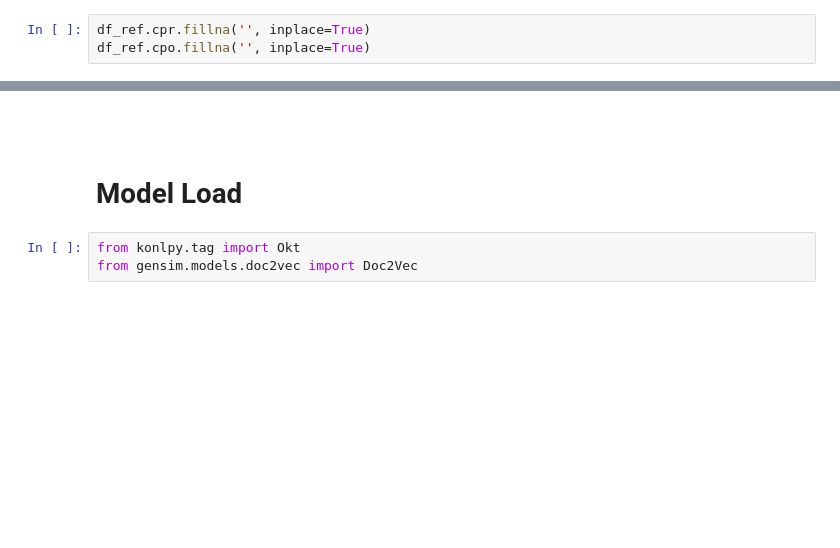
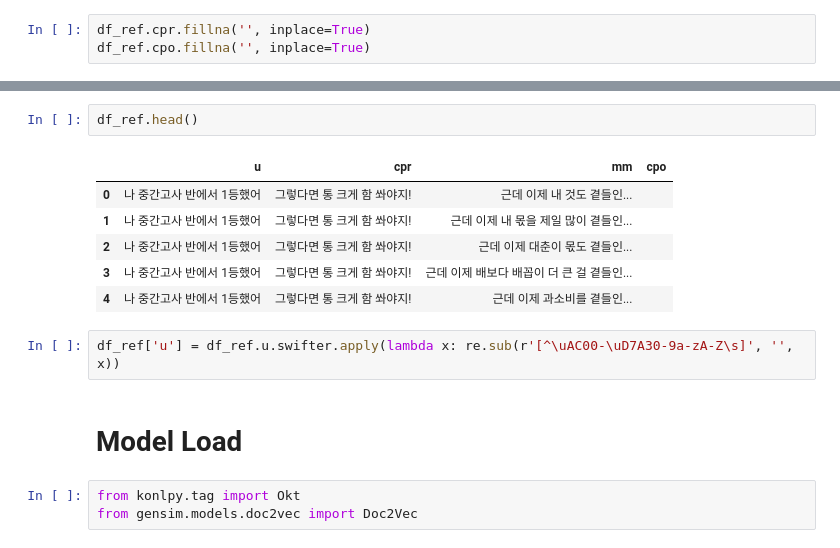
Before and after one commit to textnetkr/MemeProject, a Jupyter notebook: src/doc2vec/memebot_d2v.ipynb, the cells around one changed output, grey strips where cells are left out. Saved outputs shown, nothing was run; the diff lists cells and outputs as text; blank space fills up the shorter version.

```diff
--- a/src/doc2vec/memebot_d2v.ipynb
+++ b/src/doc2vec/memebot_d2v.ipynb
@@ -52,5 +55,14 @@ df_temp.head(50)
-# %% [markdown]
-#
+# %%
+df_ref.head()
+# %% [output]
+|  | u | cpr | mm | cpo |
+| 0 | 나 중간고사 반에서 1등했어 | 그렇다면 통 크게 함 쏴야지! | 근데 이제 내 것도 곁들인... |  |
+| 1 | 나 중간고사 반에서 1등했어 | 그렇다면 통 크게 함 쏴야지! | 근데 이제 내 몫을 제일 많이 곁들인... |  |
+| 2 | 나 중간고사 반에서 1등했어 | 그렇다면 통 크게 함 쏴야지! | 근데 이제 대춘이 몫도 곁들인... |  |
+| 3 | 나 중간고사 반에서 1등했어 | 그렇다면 통 크게 함 쏴야지! | 근데 이제 배보다 배꼽이 더 큰 걸 곁들인... |  |
+| 4 | 나 중간고사 반에서 1등했어 | 그렇다면 통 크게 함 쏴야지! | 근데 이제 과소비를 곁들인... |  |
+# %%
+df_ref['u'] = df_ref.u.swifter.apply(lambda x: re.sub(r'[^\uAC00-\uD7A30-9a-zA-Z\s]', '', x))
 # %% [markdown]
 # Model Load
 # %%
```
Also changed, not shown: parts of 37 cells of this notebook, 7 other files.
